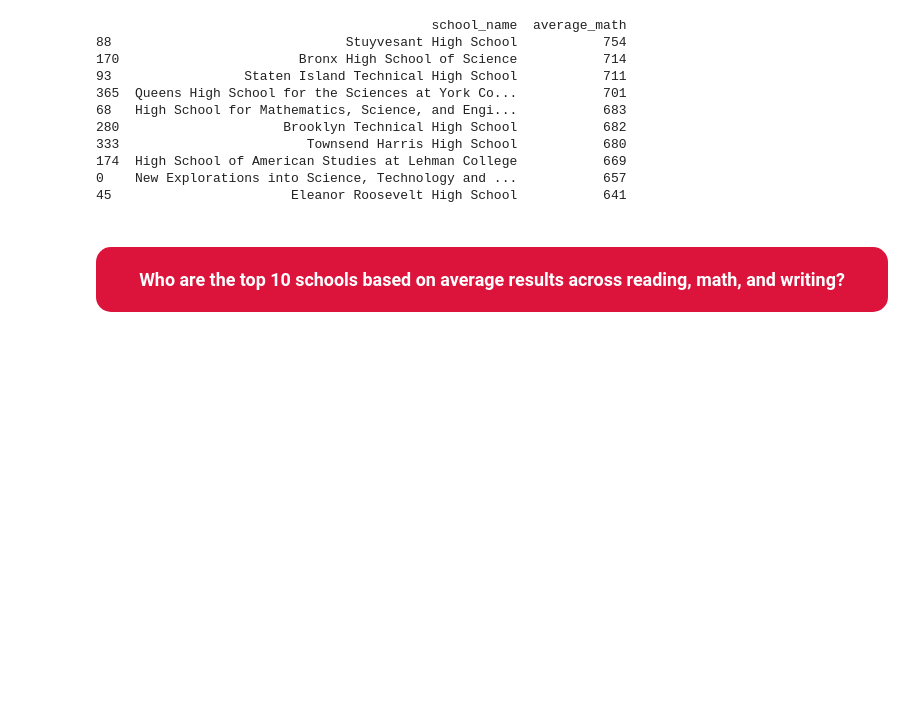
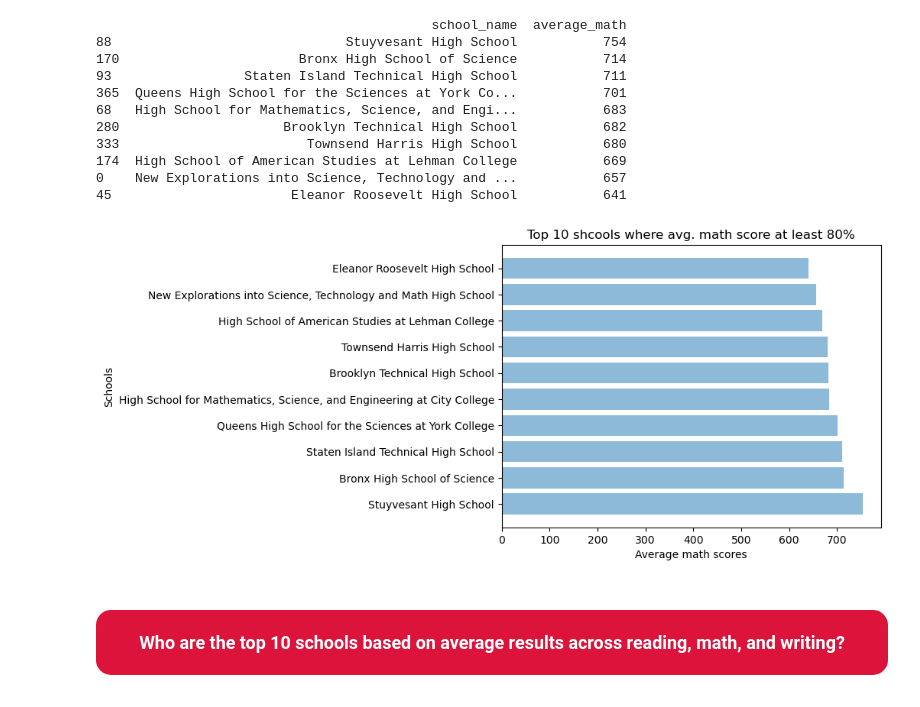
Before and after one commit to Pattarakiat/Python_Projects, a Jupyter notebook: Exploring NYC Public School Test Result Scores Project/Exploring NYC Public School Test Result Scores.ipynb, the cells around one changed output. Drawn from its saved outputs; the diff is of its cells as text; code cells hidden in the pictures; blank space fills up the shorter version.

```diff
--- a/Exploring NYC Public School Test Result Scores Project/Exploring NYC Public School Test Result Scores.ipynb
+++ b/Exploring NYC Public School Test Result Scores Project/Exploring NYC Public School Test Result Scores.ipynb
@@ -145,8 +145,8 @@ dtype: int64
     </h3>
     </div>
 # %%
-# Find the schools where average math score at least 80%
-best_math_schools = schools.loc[schools['average_math'] >= 640,['school_name', 'average_math']].sort_values('average_math', ascending=False)
+# Find the top 10 schools where average math score at least 80%
+best_math_schools = schools.loc[schools['average_math'] >= 640,['school_name', 'average_math']].sort_values('average_math', ascending=False).head(10)
 print(best_math_schools)
 # %% [output]
                                            school_name  average_math
@@ -160,6 +160,17 @@ print(best_math_schools)
 174  High School of American Studies at Lehman College           669
 0    New Explorations into Science, Technology and ...           657
 45                       Eleanor Roosevelt High School           641
+# %%
+# Create horizontal bar chart
+plt.barh('school_name', 'average_math', data=best_math_schools, alpha=0.5)
+
+plt.xlabel('Average math scores')
+plt.ylabel('Schools')
+plt.title('Top 10 shcools where avg. math score at least 80%')
+
+plt.show()
+# %% [output]
+[figure, added]
 # %% [markdown]
 <div style="color:white;
             display:fill;
```
Also changed, not shown: parts of 3 cells of this notebook.
